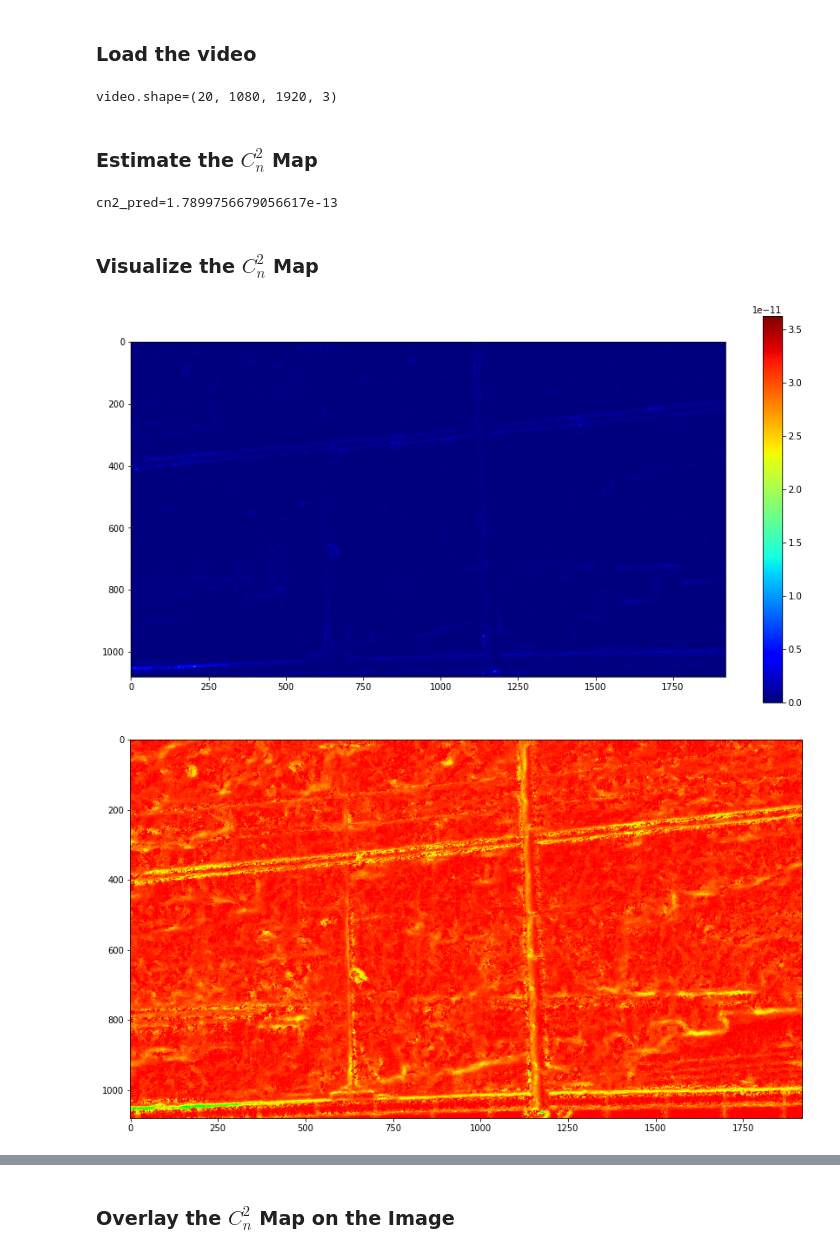
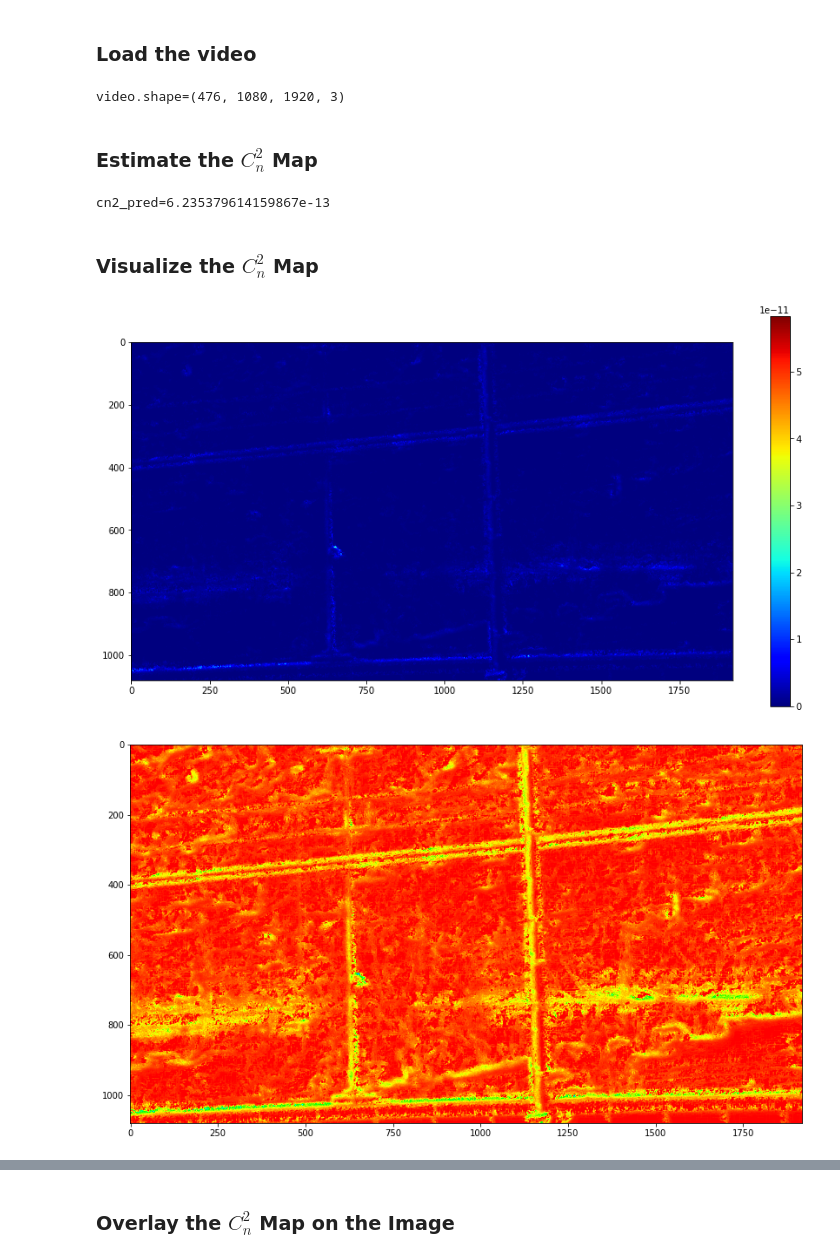
Before and after one commit to Riponcs/Turbulence-Strength-Estimation-from-Images, a Jupyter notebook: Cn2_Map.ipynb, the cells around one changed output, grey strips where cells are left out. Drawn from its saved outputs; the diff is of its cells as text; code cells hidden in the pictures.

```diff
--- a/Cn2_Map.ipynb
+++ b/Cn2_Map.ipynb
@@ -54,11 +55,11 @@ if crop:
     h, w = 200, 200
     video = video[100:120, y:y+h, x:x+w, :]
 else:
-    video = video[100:120, :, :, :]
+    video = video[:, :, :, :]
 
 print(f'{video.shape=}')
 # %% [output]
-video.shape=(20, 1080, 1920, 3)
+video.shape=(476, 1080, 1920, 3)
 # %% [markdown]
 ### Estimate the $C_n^2$ Map
 # %%
@@ -71,21 +72,22 @@ Cn_sqr_mn = np.divide((np.dot(PFOV**2, D**(1/3)) * sigma_I**2), (Grad_mag*float(
 cn2_pred =  np.nanmean(Cn_sqr_mn)
 print(f'{cn2_pred=}')
 # %% [output]
-cn2_pred=1.7899756679056617e-13
+cn2_pred=6.235379614159867e-13
 # %% [markdown]
 ### Visualize the $C_n^2$ Map
 # %%
 # Replace np.nan with 0
+plt.rcParams['figure.figsize'] = [15, 8]
 Cn_sqr_mnMap = np.nan_to_num(Cn_sqr_mn, nan=0)
 Cn_sqr_mnMap = np.mean(Cn_sqr_mnMap, axis=2) # (1080, 1920)
 
 Normalize = lambda x: (x - np.min(x)) / (np.max(x) - np.min(x))
 plt.imshow((Cn_sqr_mnMap), cmap='jet'), plt.colorbar(), plt.show();
 
 sq_Cn_sqr_mnMap = np.sqrt(Cn_sqr_mnMap)
 plt.imshow(sq_Cn_sqr_mnMap, cmap='hsv'), plt.show();
 
 plt.imshow(video[0][:,:,::-1]), plt.show();
 # %% [output]
-[figure, old version]
+[figure, new version]
-[figure, old version]
+[figure, new version]
```
Also changed, not shown: parts of 12 cells of this notebook.
